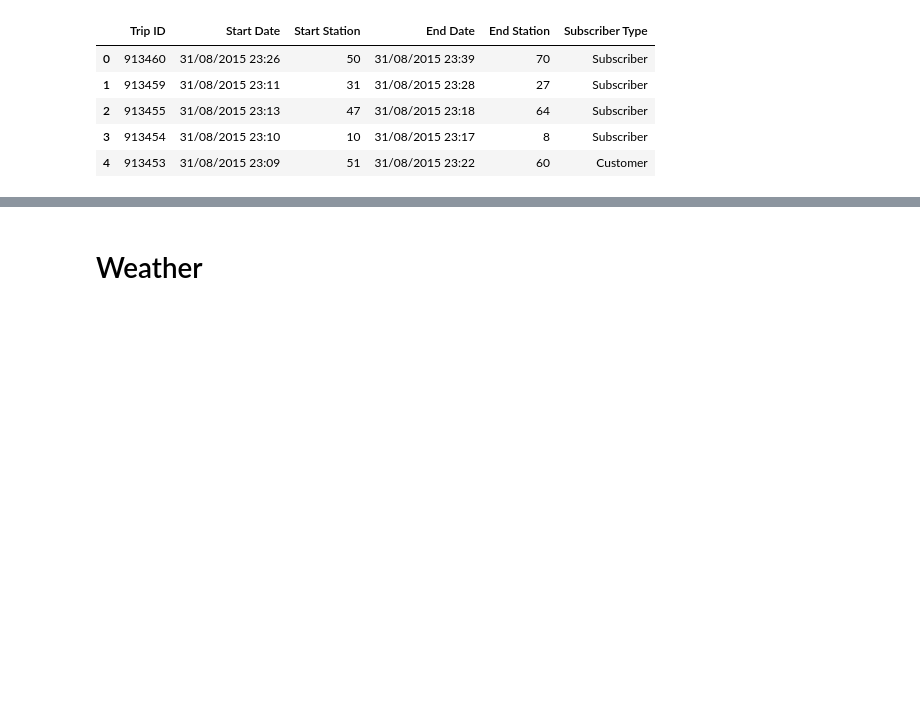
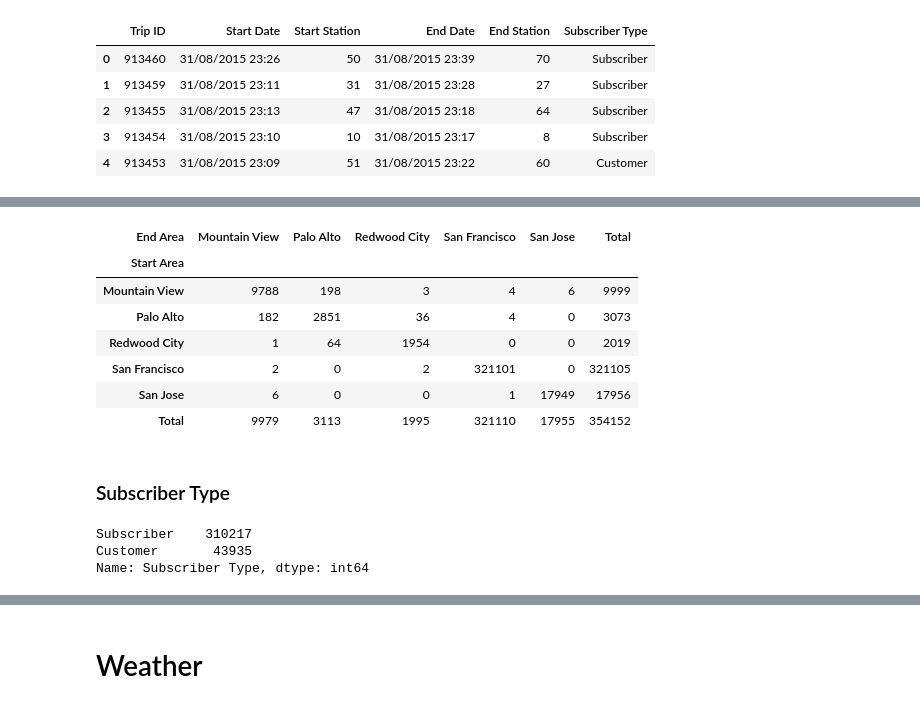
Before and after one commit to adrienbuche-27/bikerental-prediction, a Jupyter notebook: 01 - Data Exploration.ipynb, the cells around one changed output, grey strips where cells are left out. Saved outputs shown, nothing was run; the diff lists cells and outputs as text; code cells hidden in the pictures; blank space fills up the shorter version.

```diff
--- a/01 - Data Exploration.ipynb
+++ b/01 - Data Exploration.ipynb
@@ -140,0 +296,6 @@ trip.head()
+# %%
+def add_area(x):
+    return station.loc[x]['City']
+# %%
+trip["Start Area"] = trip["Start Station"].apply(add_area)
+trip["End Area"] = trip["End Station"].apply(add_area)
@@ -140,0 +321,4 @@ trip.head()
+# %%
+intra_inter_trips = pd.pivot_table(trip, index ="Start Area", columns="End Area", values="Trip ID",
+               aggfunc=lambda x: len(x.unique()), fill_value= 0.0)
+intra_inter_trips
@@ -140,0 +333,22 @@ trip.head()
+# %%
+intra_inter_trips["Total"] = intra_inter_trips.sum(axis=1)
+intra_inter_trips.loc["Total"] = intra_inter_trips.sum(axis=0)
+# %%
+intra_inter_trips
+# %% [output]
+| End Area | Mountain View | Palo Alto | Redwood City | San Francisco | San Jose | Total |
+| Start Area |  |  |  |  |  |  |
+| Mountain View | 9788 | 198 | 3 | 4 | 6 | 9999 |
+| Palo Alto | 182 | 2851 | 36 | 4 | 0 | 3073 |
+| Redwood City | 1 | 64 | 1954 | 0 | 0 | 2019 |
+| San Francisco | 2 | 0 | 2 | 321101 | 0 | 321105 |
+| San Jose | 6 | 0 | 0 | 1 | 17949 | 17956 |
+| Total | 9979 | 3113 | 1995 | 321110 | 17955 | 354152 |
+# %% [markdown]
+### Subscriber Type
+# %%
+trip["Subscriber Type"].value_counts()
+# %% [output]
+Subscriber    310217
+Customer       43935
+Name: Subscriber Type, dtype: int64
```
Also changed, not shown: parts of 35 cells of this notebook, 1 other file.
